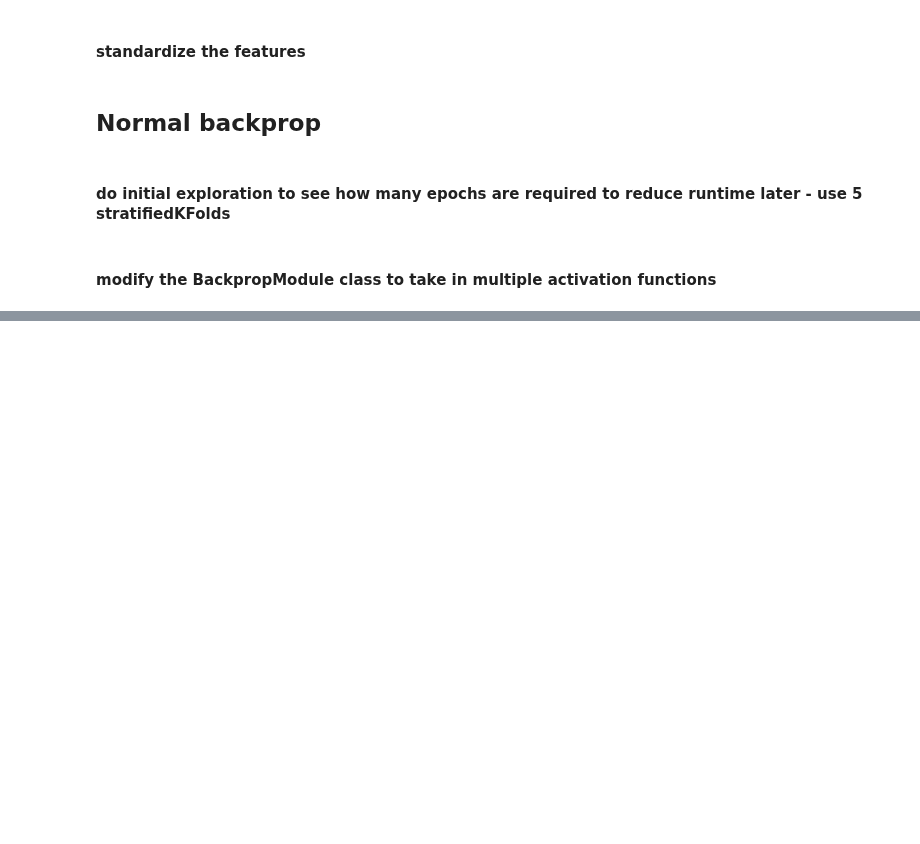
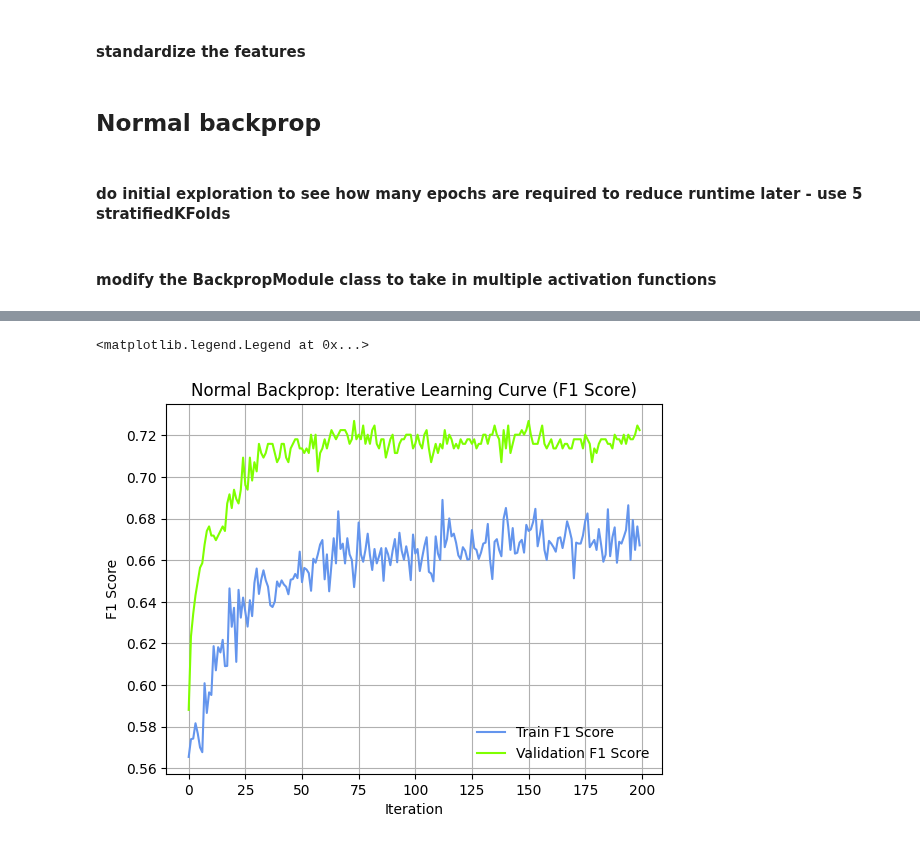
Before and after one commit to melodyyu/cs7641-a2-optimization, a Jupyter notebook: abalone_nn.ipynb, the cells around one changed output, grey strips where cells are left out. Drawn from its saved outputs; the diff is of its cells as text; code cells hidden in the pictures; blank space fills up the shorter version.

```diff
--- a/abalone_nn.ipynb
+++ b/abalone_nn.ipynb
@@ -413,3 +378,15 @@ TypeError: 'str' object is not callable
+# %%
+# plot the iterative learning curve (F1_score)
+plt.plot(net.history[:, 'train_acc'], label='Train F1 Score', color='cornflowerblue')
+plt.plot(net.history[:, 'valid_acc'], label='Validation F1 Score', color='chartreuse')
+plt.xlabel("Iteration")
+plt.ylabel("F1 Score")
+plt.title("Normal Backprop: Iterative Learning Curve (F1 Score)")
+plt.grid(visible=True)
+plt.legend(frameon=False)
+# %% [output]
+<matplotlib.legend.Legend at 0x...>
+[figure, added]
 # %%
 # Plot F1 Score, Loss, and Runtime curves for each activation function
 plt.figure(figsize=(18, 6))
```
Also changed, not shown: parts of 7 cells of this notebook.
